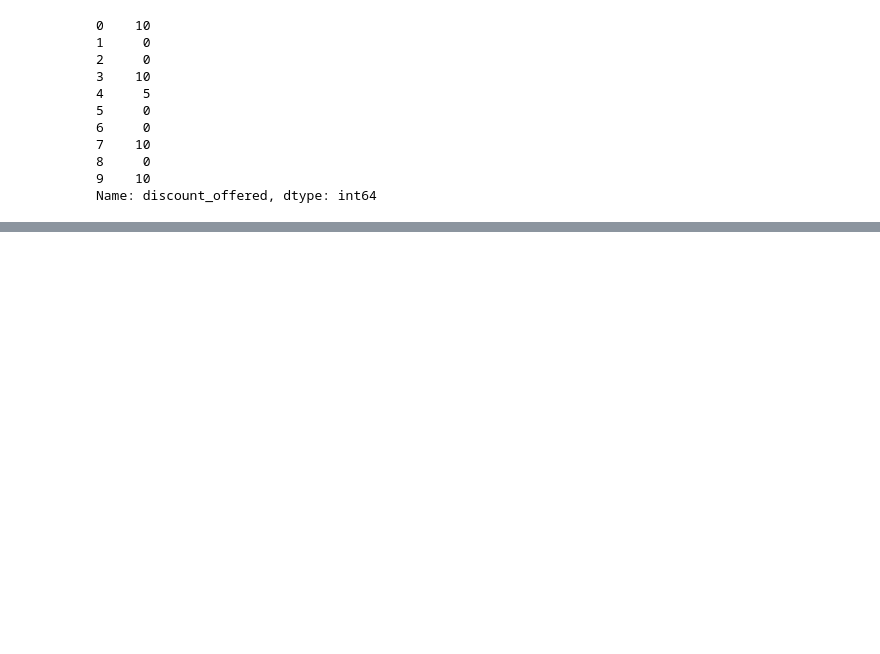
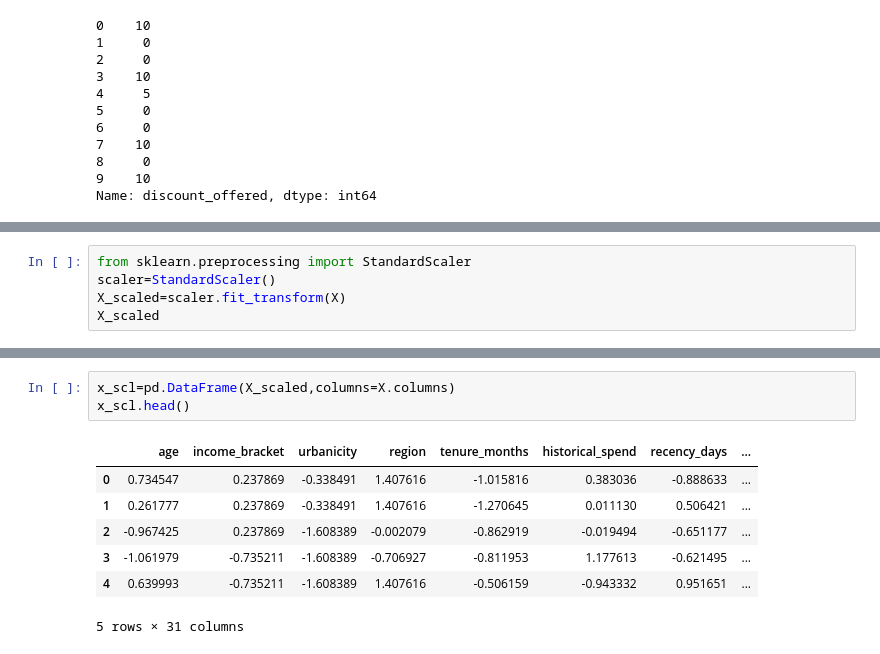
Before and after one commit to kanishka-80/EconoCausal, a Jupyter notebook: ML/EconoCausal_project.ipynb, the cells around one changed output, grey strips where cells are left out. Drawn from its saved outputs; the diff is of its cells as text; blank space fills up the shorter version.

```diff
--- a/ML/EconoCausal_project.ipynb
+++ b/ML/EconoCausal_project.ipynb
@@ -292,0 +340,5 @@ Name: discount_offered, dtype: int64
+# %%
+from sklearn.preprocessing import StandardScaler
+scaler=StandardScaler()
+X_scaled=scaler.fit_transform(X)
+X_scaled
@@ -292,0 +359,11 @@ Name: discount_offered, dtype: int64
+# %%
+x_scl=pd.DataFrame(X_scaled,columns=X.columns)
+x_scl.head()
+# %% [output]
+|  | age | income_bracket | urbanicity | region | tenure_months | historical_spend | recency_days | ... |
+| 0 | 0.734547 | 0.237869 | -0.338491 | 1.407616 | -1.015816 | 0.383036 | -0.888633 | ... |
+| 1 | 0.261777 | 0.237869 | -0.338491 | 1.407616 | -1.270645 | 0.011130 | 0.506421 | ... |
+| 2 | -0.967425 | 0.237869 | -1.608389 | -0.002079 | -0.862919 | -0.019494 | -0.651177 | ... |
+| 3 | -1.061979 | -0.735211 | -1.608389 | -0.706927 | -0.811953 | 1.177613 | -0.621495 | ... |
+| 4 | 0.639993 | -0.735211 | -1.608389 | 1.407616 | -0.506159 | -0.943332 | 0.951651 | ... |
+5 rows × 31 columns
```
Also changed, not shown: parts of 6 cells of this notebook.
